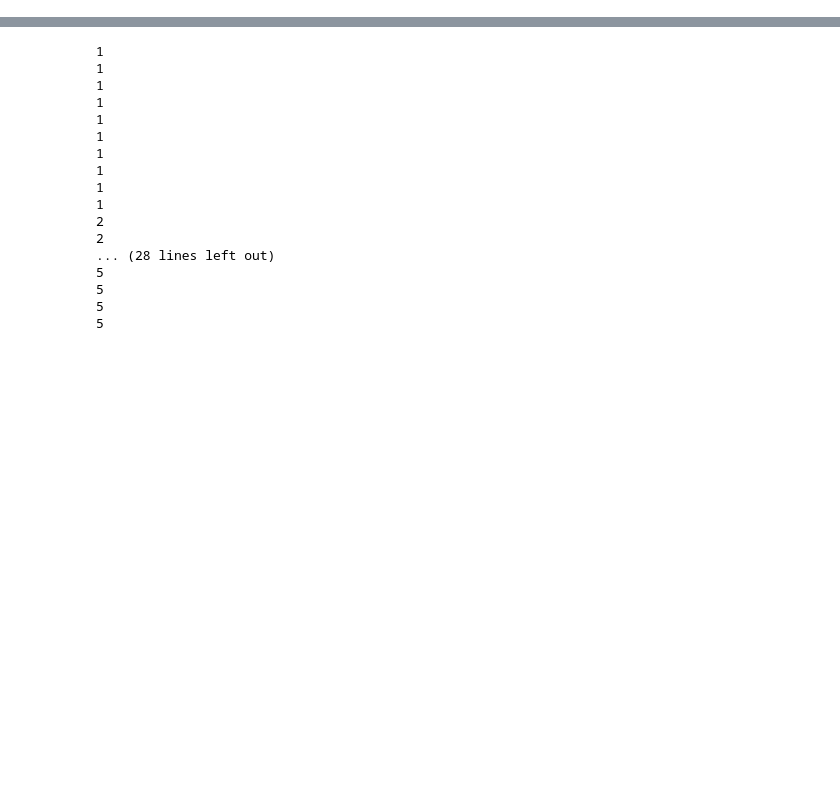
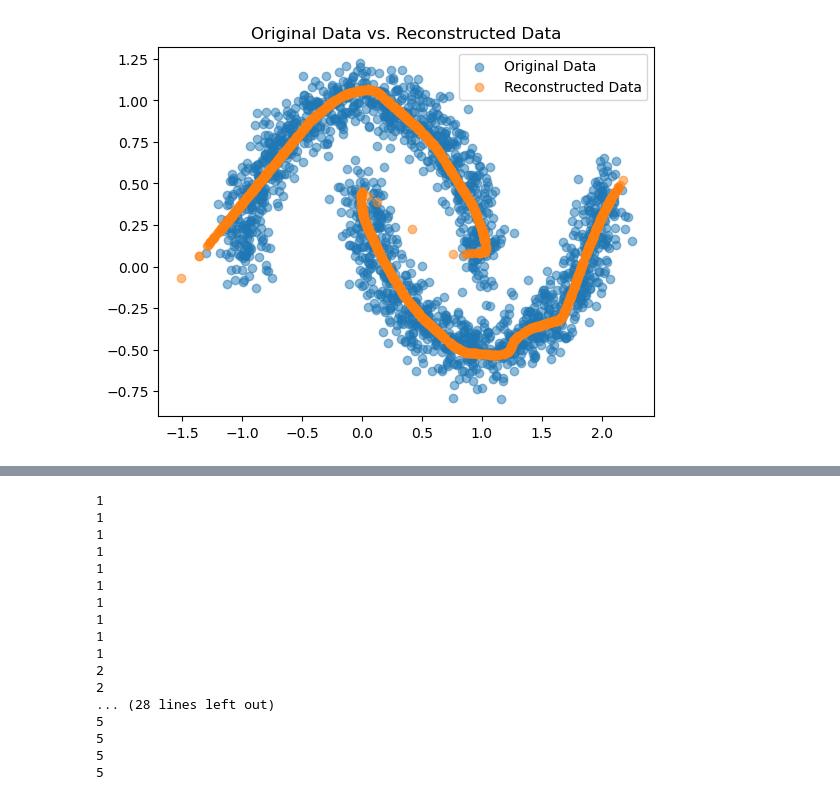
Before and after one commit to AnuR1234/GNN, a Jupyter notebook: Assignment2/Untitled.ipynb, the cells around one changed output, grey strips where cells are left out. Cells and saved outputs as stored; diff of their text form; code cells hidden in the pictures; blank space fills up the shorter version.

```diff
--- a/Assignment2/Untitled.ipynb
+++ b/Assignment2/Untitled.ipynb
@@ -190,0 +187,9 @@ good_config
+# %%
+reconstructed_data = auto.forward(X_train).detach().numpy()
+plt.scatter(X_train[:, 0], X_train[:, 1], label='Original Data', alpha=0.5)
+plt.scatter(reconstructed_data[:,0],reconstructed_data[:,1], label='Reconstructed Data', alpha=0.5)
+plt.legend()
+plt.title('Original Data vs. Reconstructed Data')
+plt.show()
+# %% [output]
+[figure, added]
```
Also changed, not shown: parts of 11 cells of this notebook.
